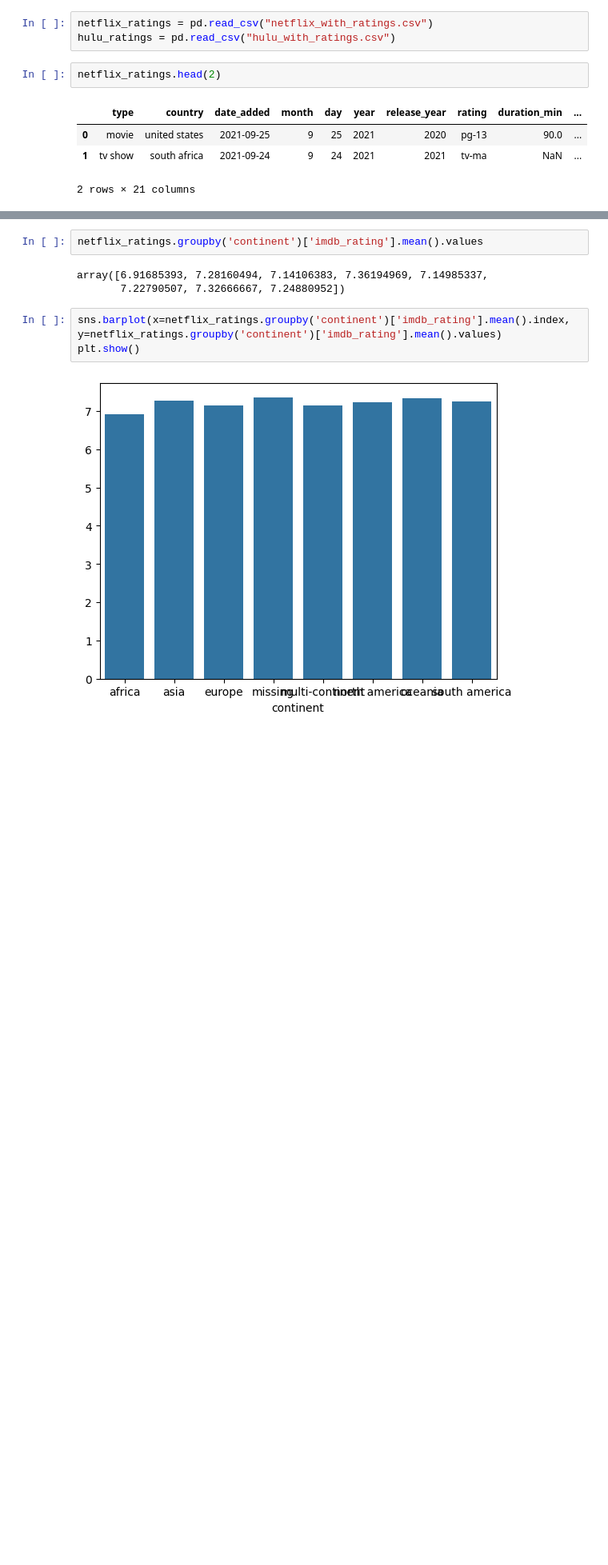
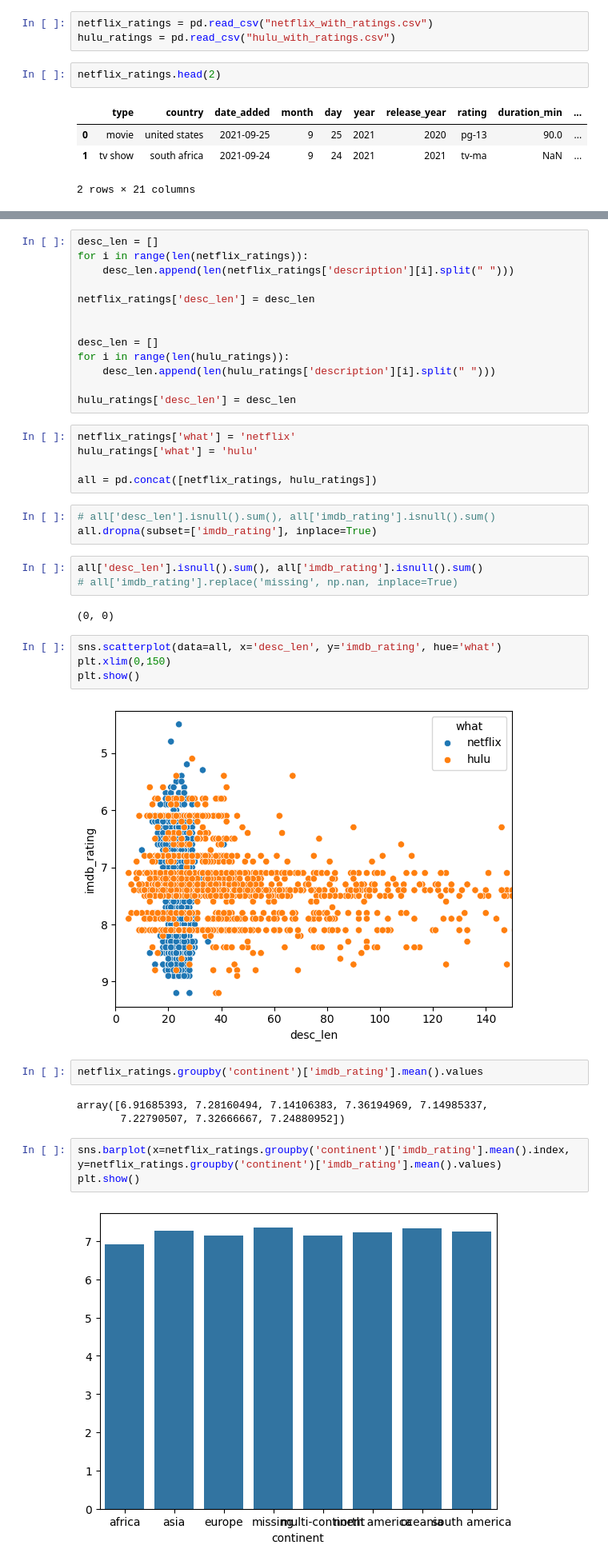
Before and after one commit to RickyMiura/Netflix-Hulu-EDA, a Jupyter notebook: plotting_gopi.ipynb, the cells around one changed output, grey strips where cells are left out. Shown at 80% size. Drawn from its saved outputs; the diff is of its cells as text; blank space fills up the shorter version.

```diff
--- a/plotting_gopi.ipynb
+++ b/plotting_gopi.ipynb
@@ -343,3 +466,35 @@ netflix_ratings['imdb_rating'] = netflix_ratings['imdb_rating'].astype(float)
+# %%
+desc_len = []
+for i in range(len(netflix_ratings)):
+    desc_len.append(len(netflix_ratings['description'][i].split(" ")))
+
+netflix_ratings['desc_len'] = desc_len
+
+
+desc_len = []
+for i in range(len(hulu_ratings)):
+    desc_len.append(len(hulu_ratings['description'][i].split(" ")))
+
+hulu_ratings['desc_len'] = desc_len
+# %%
+netflix_ratings['what'] = 'netflix'
+hulu_ratings['what'] = 'hulu'
+
+all = pd.concat([netflix_ratings, hulu_ratings])
+# %%
+# all['desc_len'].isnull().sum(), all['imdb_rating'].isnull().sum()
+all.dropna(subset=['imdb_rating'], inplace=True)
+# %%
+all['desc_len'].isnull().sum(), all['imdb_rating'].isnull().sum()
+# all['imdb_rating'].replace('missing', np.nan, inplace=True)
+# %% [output]
+(0, 0)
+# %%
+sns.scatterplot(data=all, x='desc_len', y='imdb_rating', hue='what')
+plt.xlim(0,150)
+plt.show()
+# %% [output]
+[figure, added]
 # %%
 netflix_ratings.groupby('continent')['imdb_rating'].mean().values
 # %% [output]
```
Also changed, not shown: parts of 20 cells of this notebook.
